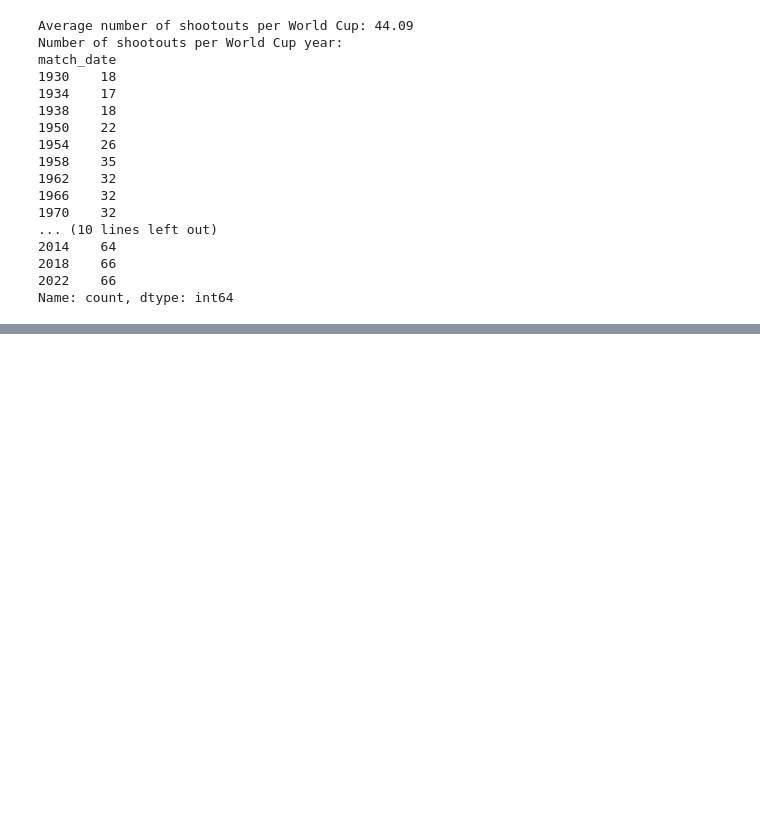
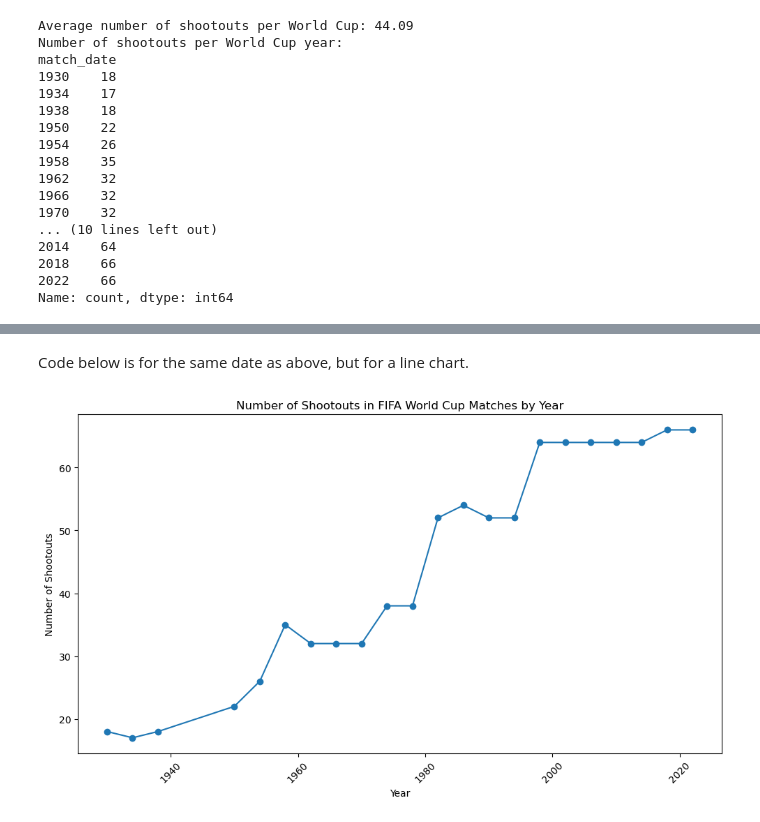
Before and after one commit to joelie1105/international_results_project, a Jupyter notebook: international_results.ipynb, the cells around one changed output, grey strips where cells are left out. Saved outputs shown, nothing was run; the diff lists cells and outputs as text; code cells hidden in the pictures; blank space fills up the shorter version.

```diff
--- a/international_results.ipynb
+++ b/international_results.ipynb
@@ -607,0 +624,17 @@ plt.savefig('shootouts_per_year.png')
+# %% [markdown]
+Code below is for the same date as above, but for a line chart.
+# %%
+# Line chart for the number of shootouts in each World Cup tournament.
+
+df_WC['year'] = df_WC['match_date'].dt.year
+plt.figure(figsize=(10, 6))
+df_WC['year'].value_counts().sort_index().plot(kind='line', marker='o')
+plt.title('Number of Shootouts in FIFA World Cup Matches by Year')
+plt.xlabel('Year')
+plt.ylabel('Number of Shootouts')
+plt.xticks(rotation=45)
+plt.tight_layout()
+plt.savefig('shootouts_per_year_line.png')
+plt.show()
+# %% [output]
+[figure, added]
```
Also changed, not shown: parts of 11 cells of this notebook, 7 other files.
